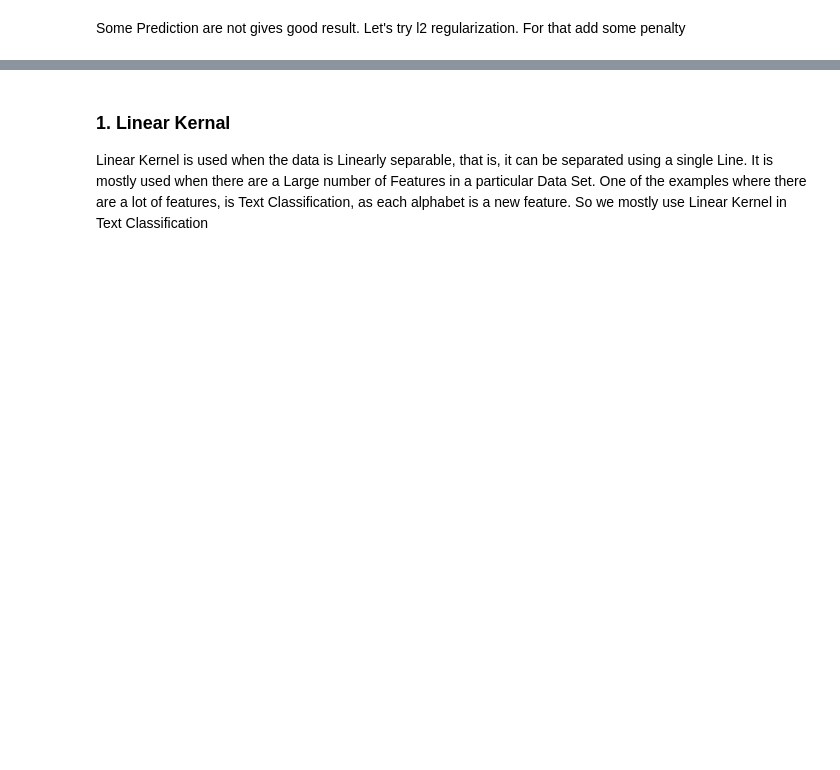
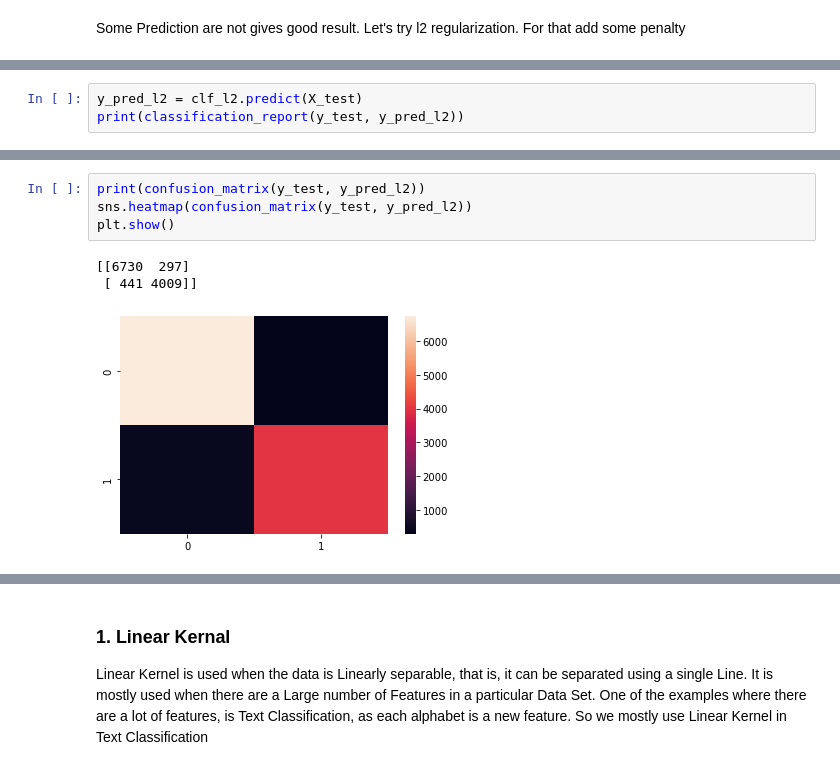
Before and after one commit to Mental-Health-Montitoring-with-AI/Mental-Health-Detection-with-NLP-Notebook, a Jupyter notebook: Model Building.ipynb, the cells around one changed output, grey strips where cells are left out. Cells and saved outputs as stored; diff of their text form; blank space fills up the shorter version.

```diff
--- a/Model Building.ipynb
+++ b/Model Building.ipynb
@@ -228,0 +245,3 @@ LogisticRegression(C=50, max_iter=1000, random_state=42)
+# %%
+y_pred_l2 = clf_l2.predict(X_test)
+print(classification_report(y_test, y_pred_l2))
@@ -229 +257,9 @@ LogisticRegression(C=50, max_iter=1000, random_state=42)
+# %%
+print(confusion_matrix(y_test, y_pred_l2))
+sns.heatmap(confusion_matrix(y_test, y_pred_l2))
+plt.show()
+# %% [output]
+[[6730  297]
+ [ 441 4009]]
+[figure, added]
 # %%
```
Also changed, not shown: parts of 101 cells of this notebook, 4 other files.
